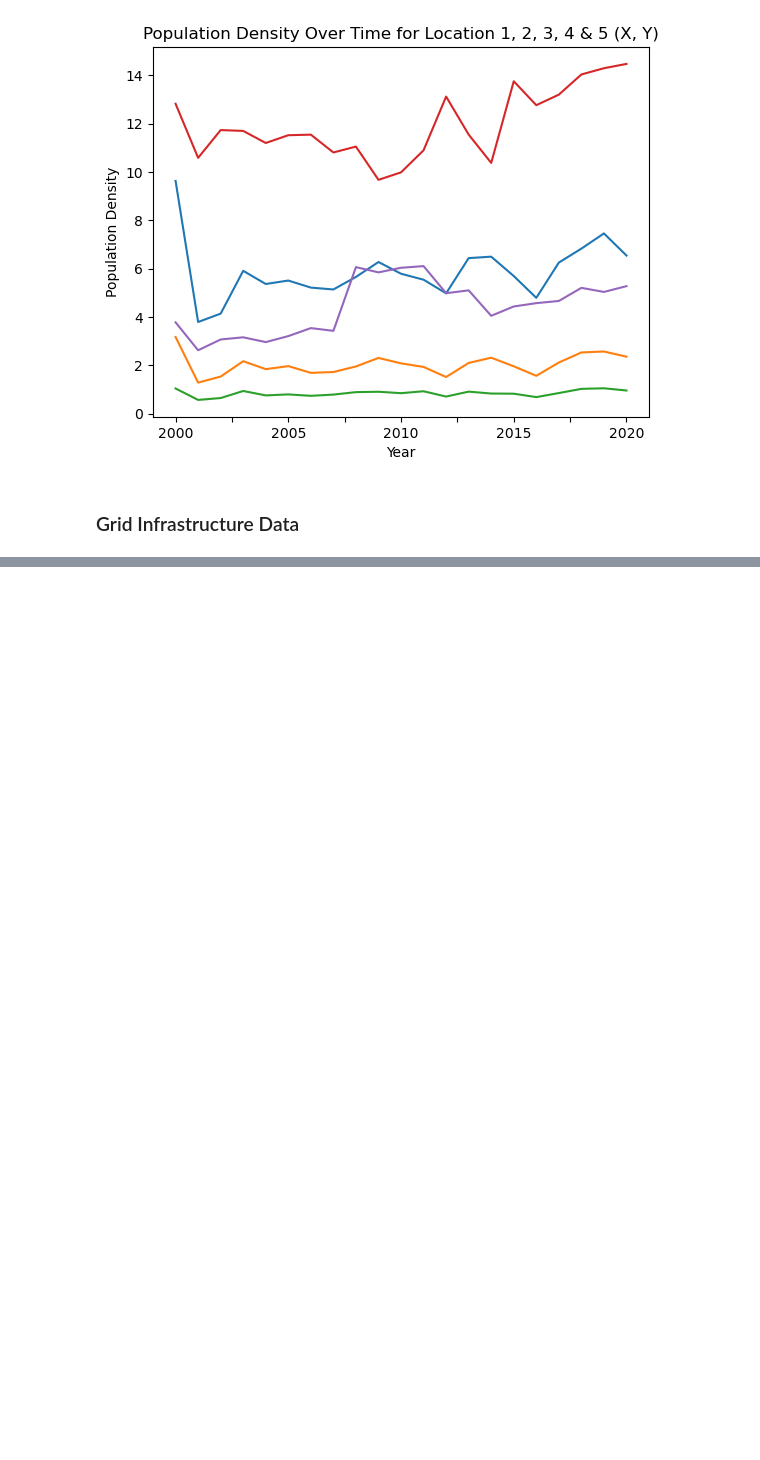
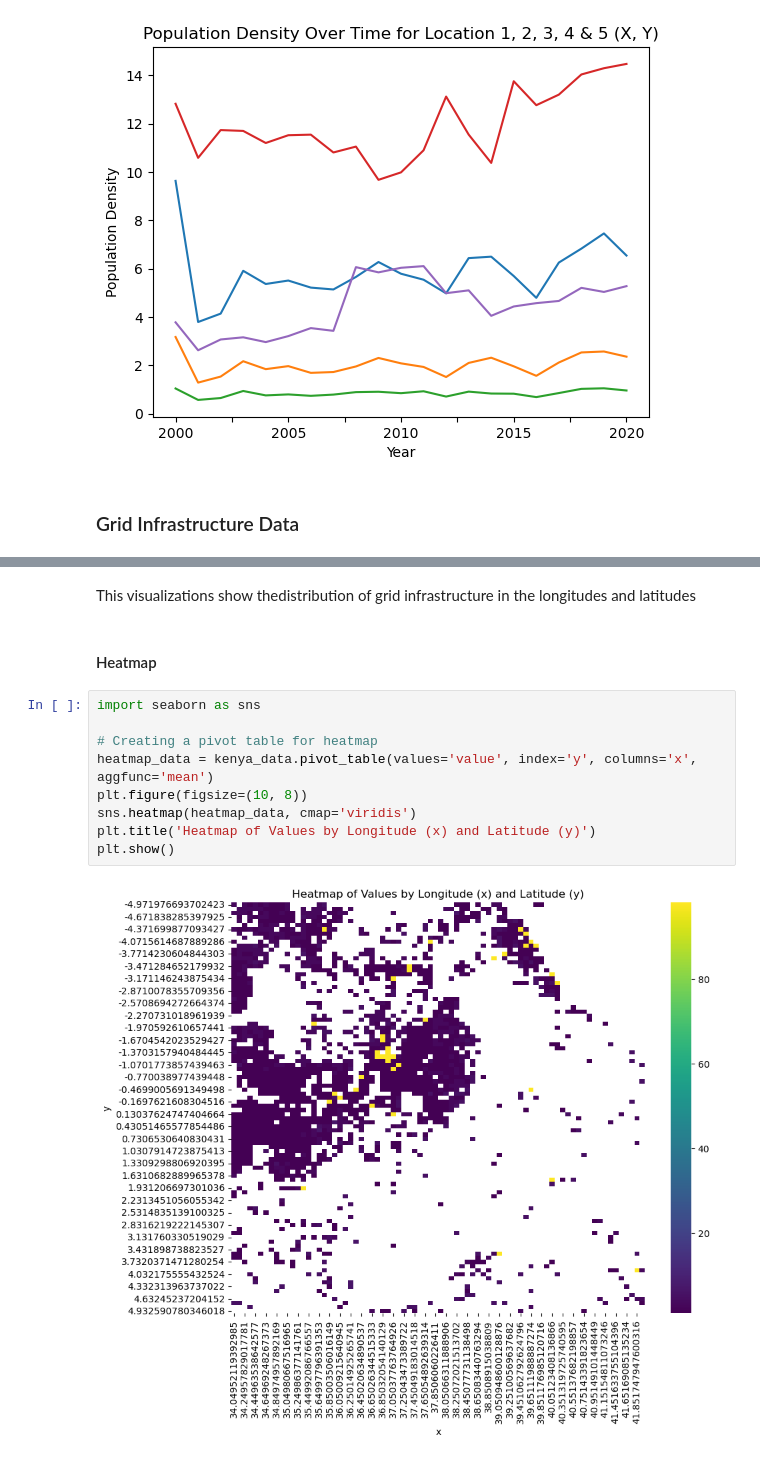
Before and after one commit to DavidGathimbaM/Energy-Access-and-Electrification-planning, a Jupyter notebook: group_workbook/David.ipynb, the cells around one changed output, grey strips where cells are left out. Saved outputs shown, nothing was run; the diff lists cells and outputs as text; blank space fills up the shorter version.

```diff
--- a/group_workbook/David.ipynb
+++ b/group_workbook/David.ipynb
@@ -282,0 +401,15 @@ pip install rasterio
+# %% [markdown]
+This visualizations show thedistribution of grid infrastructure in the longitudes and latitudes
+# %% [markdown]
+#### Heatmap
+# %%
+import seaborn as sns
+
+# Creating a pivot table for heatmap
+heatmap_data = kenya_data.pivot_table(values='value', index='y', columns='x', aggfunc='mean')
+plt.figure(figsize=(10, 8))
+sns.heatmap(heatmap_data, cmap='viridis')
+plt.title('Heatmap of Values by Longitude (x) and Latitude (y)')
+plt.show()
+# %% [output]
+[figure, added]
```
Also changed, not shown: parts of 39 cells of this notebook, 1 other file.
